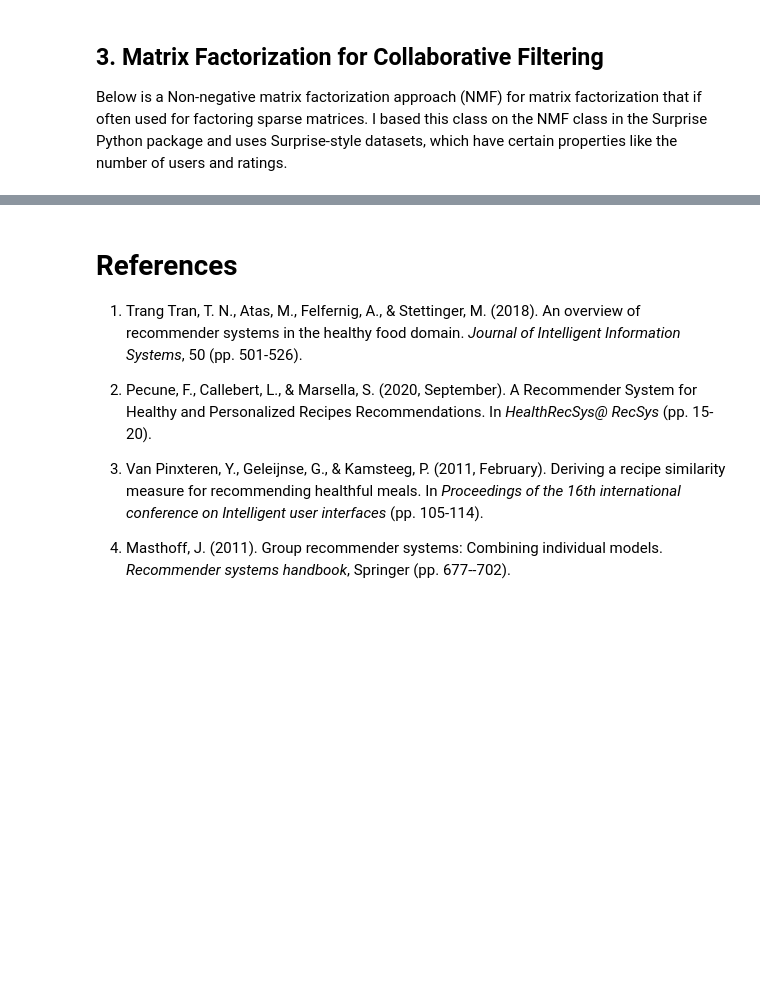
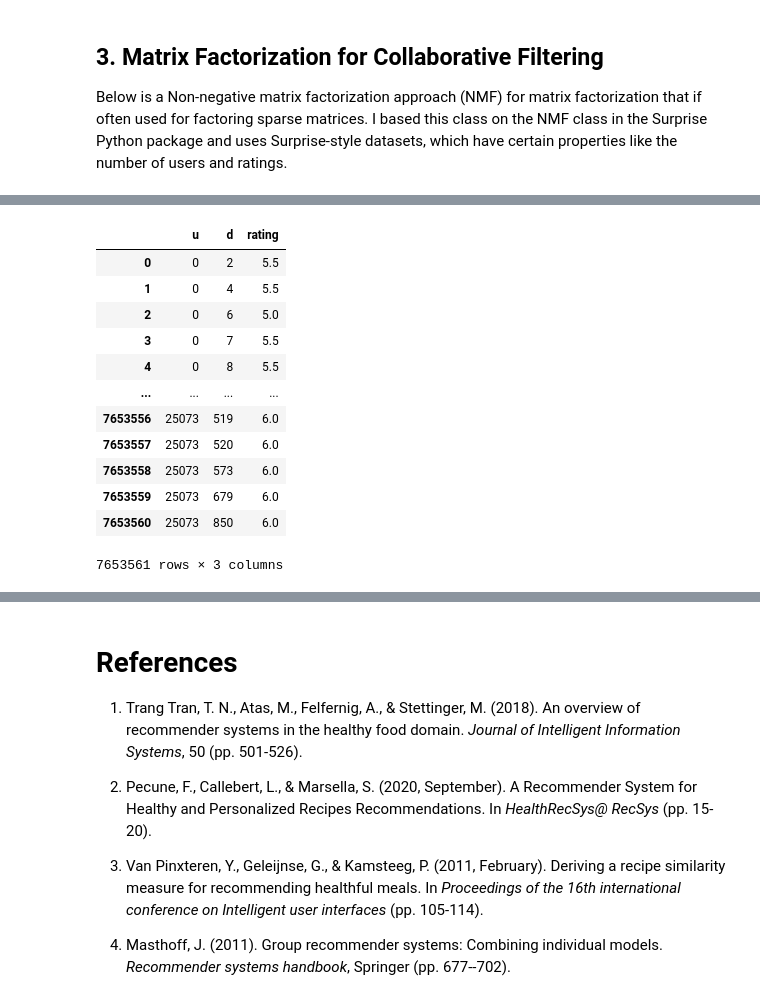
Before and after one commit to micaelamccall/recipe-recommendation, a Jupyter notebook: recipe_recommendation/recipe_recommendation.ipynb, the cells around one changed output, grey strips where cells are left out. Saved outputs shown, nothing was run; the diff lists cells and outputs as text; code cells hidden in the pictures; blank space fills up the shorter version.

```diff
--- a/recipe_recommendation/recipe_recommendation.ipynb
+++ b/recipe_recommendation/recipe_recommendation.ipynb
@@ -678,0 +692,25 @@ loss across iterations and the distribution of testing predictions versus true r
+# %%
+# Create master list of all detail
+deets = pd.concat([interactions_train_w_deets['deets'], interactions_test_w_deets['deets']]).drop_duplicates().reset_index(drop=True)
+# Create idx for each detail
+deet_id_map = pd.DataFrame(deets).reset_index().rename(columns={'index':'d'})
+# Merge idx for each detail back into train and test detail data sets
+interactions_train_w_deets = interactions_train_w_deets.merge(deet_id_map, how='left', on='deets')
+interactions_test_w_deets = interactions_test_w_deets.merge(deet_id_map, how='left', on='deets')
+# Find average user rating for each detail
+interactions_train_deets = interactions_train_w_deets.drop(columns=['deets']).groupby(['u', 'd']).mean().reset_index()
+interactions_train_deets
+# %% [output]
+|  | u | d | rating |
+| 0 | 0 | 2 | 5.5 |
+| 1 | 0 | 4 | 5.5 |
+| 2 | 0 | 6 | 5.0 |
+| 3 | 0 | 7 | 5.5 |
+| 4 | 0 | 8 | 5.5 |
+| ... | ... | ... | ... |
+| 7653556 | 25073 | 519 | 6.0 |
+| 7653557 | 25073 | 520 | 6.0 |
+| 7653558 | 25073 | 573 | 6.0 |
+| 7653559 | 25073 | 679 | 6.0 |
+| 7653560 | 25073 | 850 | 6.0 |
+7653561 rows × 3 columns
```
Also changed, not shown: parts of 16 cells of this notebook.
